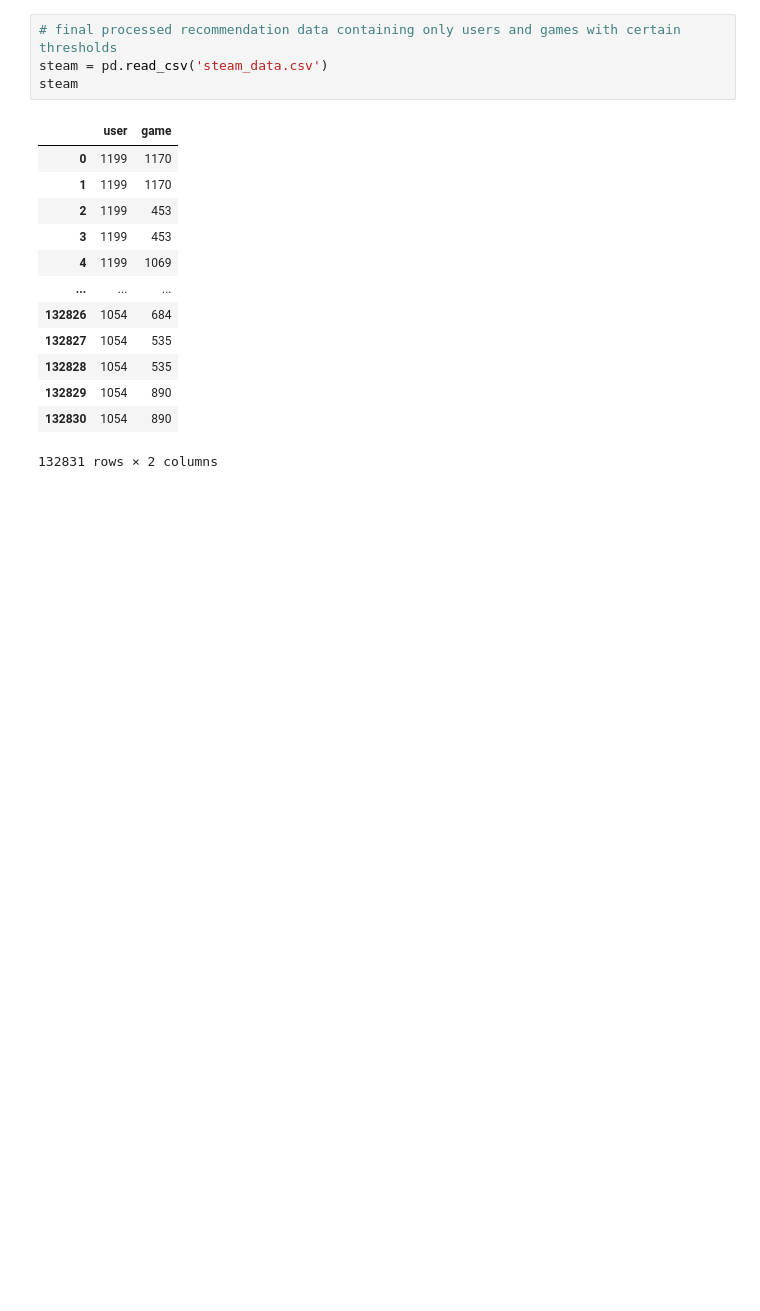
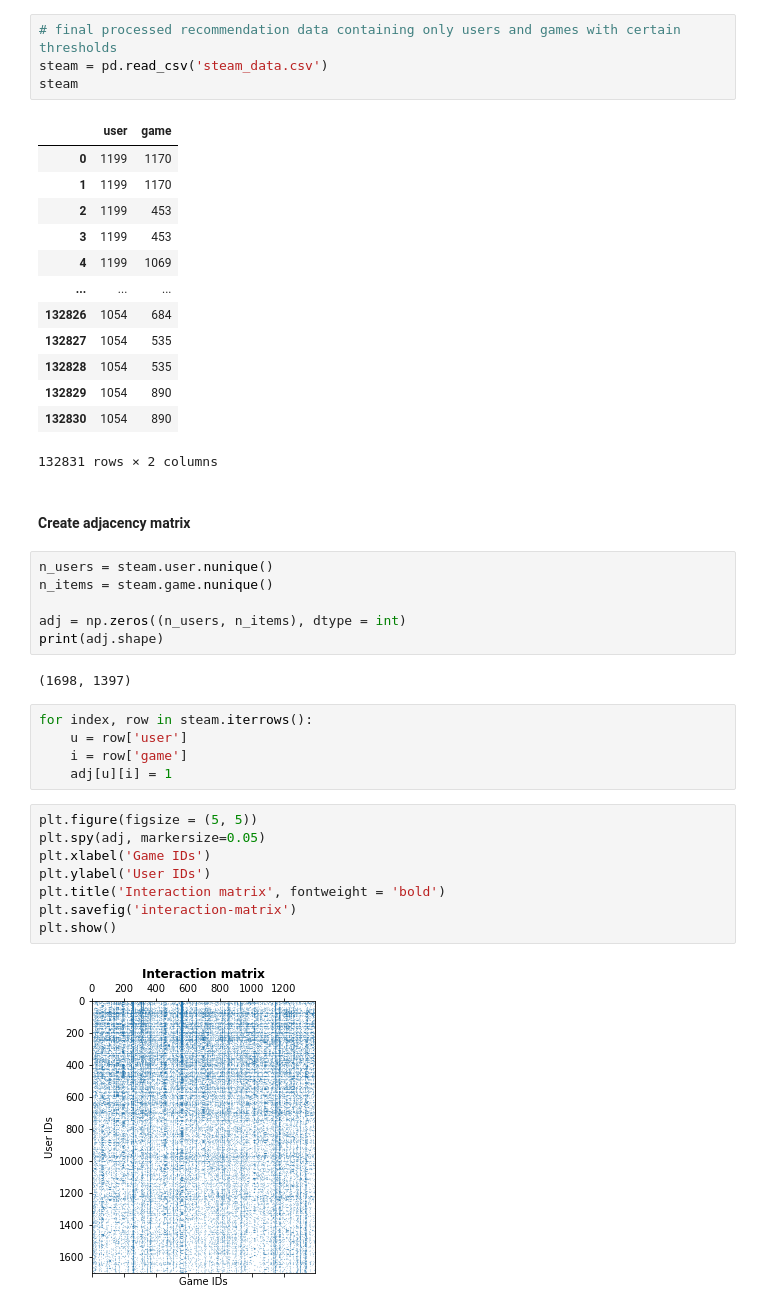
Before and after one commit to aravind-gk/RecSysAttack, a Jupyter notebook: steam/steam.ipynb, the cells around one changed output. Drawn from its saved outputs; the diff is of its cells as text; blank space fills up the shorter version.

Commit message:
visualised steam dataset

```diff
--- a/steam/steam.ipynb
+++ b/steam/steam.ipynb
@@ -347,3 +347,28 @@ steam
 | 132829 | 1054 | 890 |
 | 132830 | 1054 | 890 |
 132831 rows × 2 columns
+# %% [markdown]
+#### **Create adjacency matrix**
+# %%
+n_users = steam.user.nunique()
+n_items = steam.game.nunique()
+
+adj = np.zeros((n_users, n_items), dtype = int)
+print(adj.shape)
+# %% [output]
+(1698, 1397)
+# %%
+for index, row in steam.iterrows():
+    u = row['user']
+    i = row['game']
+    adj[u][i] = 1
+# %%
+plt.figure(figsize = (5, 5))
+plt.spy(adj, markersize=0.05)
+plt.xlabel('Game IDs')
+plt.ylabel('User IDs')
+plt.title('Interaction matrix', fontweight = 'bold')
+plt.savefig('interaction-matrix')
+plt.show()
+# %% [output]
+[figure, added]
```
Also changed, not shown: parts of 4 cells of this notebook, 3 other files.
